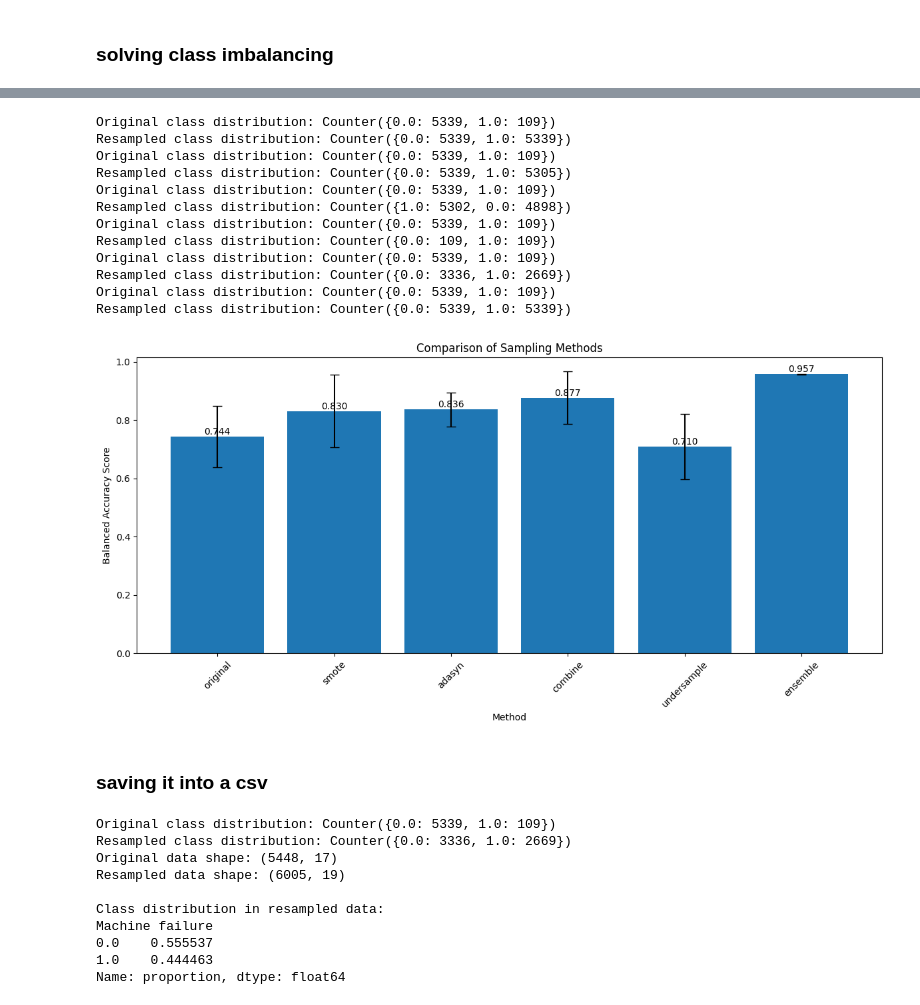
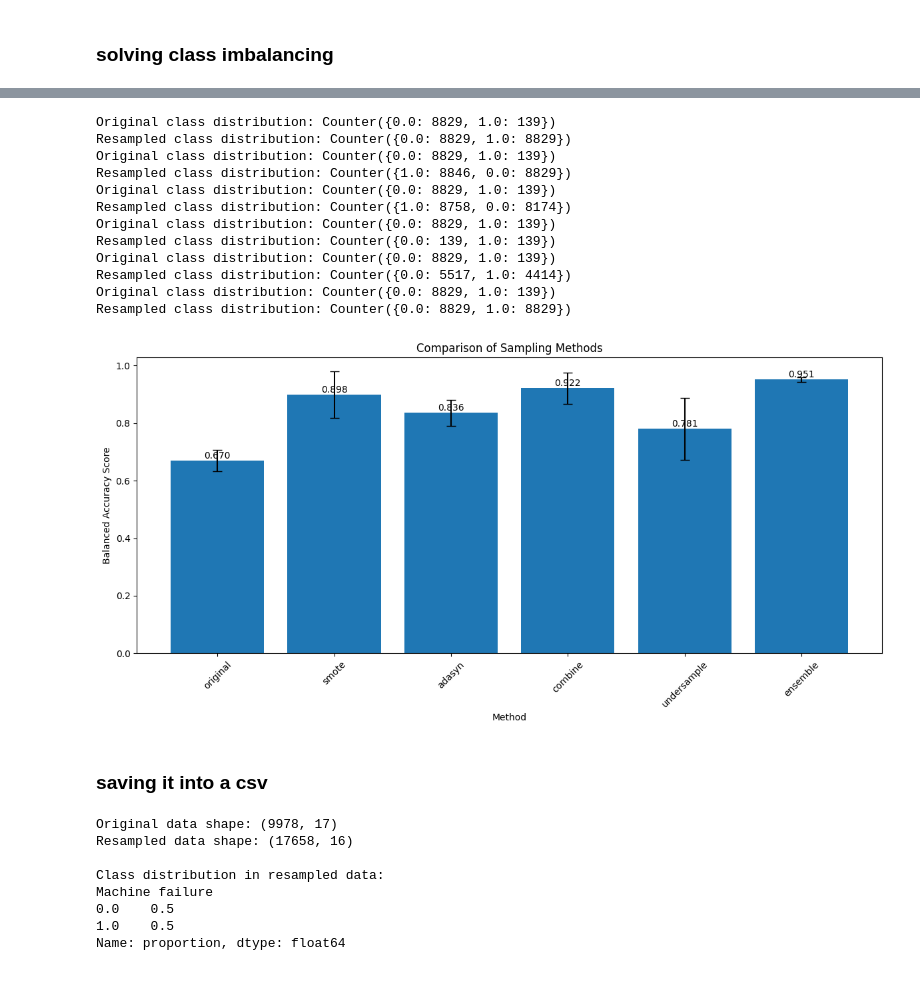
Before and after one commit to Guneshwar24/Stats_analysis, a Jupyter notebook: loading.ipynb, the cells around one changed output, grey strips where cells are left out. Drawn from its saved outputs; the diff is of its cells as text; code cells hidden in the pictures.

```diff
--- a/loading.ipynb
+++ b/loading.ipynb
@@ -548,10 +559,10 @@ Normalize the attributes using z-score
 
 $z = \frac{x - \mu} {\sigma}$, $\mu:$ Mean, $σ:$ Standard deviation
 # %%
-# from scipy.stats import zscore
+from scipy.stats import zscore
 
-# # Iterate over the columns in the dataframe
-# for col in df.columns:
-#       if col not in excluded_columns:
-#         # Normalize the values in the column
-#         df[col] = zscore(df[col])
+# Iterate over the columns in the dataframe
+for col in df.columns:
+      if col not in excluded_columns:
+        # Normalize the values in the column
+        df[col] = zscore(df[col])
@@ -1011,52 +1212,56 @@ def plot_sampling_results(results):
     bars = plt.bar(methods, scores, yerr=errors, capsize=5)
     plt.title('Comparison of Sampling Methods')
     plt.xlabel('Method')
     plt.ylabel('Balanced Accuracy Score')
     plt.xticks(rotation=45)
 
     # Add value labels
     for bar in bars:
         height = bar.get_height()
         plt.text(bar.get_x() + bar.get_width()/2., height,
                 f'{height:.3f}',
                 ha='center', va='bottom')
 
     plt.tight_layout()
     return plt.gcf()
 
-# Example usage:
 
 # First, split your data into features and target
 X = df_preprocessed.drop(['Machine failure'], axis=1)
 y = df_preprocessed['Machine failure']
+
+X.drop(['Type_0.0', 'Type_1.0', 'Type_2.0'], axis=1, inplace=True)
+# Drop rows with missing values
+X = X.dropna()
+y = y[X.index]
 
 # Evaluate different sampling methods
 results = evaluate_sampling_methods(X, y)
 
 # Plot the results
 fig = plot_sampling_results(results)
 
 # Choose the best method and apply it
 X_resampled, y_resampled = handle_imbalance(X, y, method='smote')
 # %% [output]
-Original class distribution: Counter({0.0: 5339, 1.0: 109})
-Resampled class distribution: Counter({0.0: 5339, 1.0: 5339})
-Original class distribution: Counter({0.0: 5339, 1.0: 109})
-Resampled class distribution: Counter({0.0: 5339, 1.0: 5305})
-Original class distribution: Counter({0.0: 5339, 1.0: 109})
-Resampled class distribution: Counter({1.0: 5302, 0.0: 4898})
-Original class distribution: Counter({0.0: 5339, 1.0: 109})
-Resampled class distribution: Counter({0.0: 109, 1.0: 109})
-Original class distribution: Counter({0.0: 5339, 1.0: 109})
-Resampled class distribution: Counter({0.0: 3336, 1.0: 2669})
-Original class distribution: Counter({0.0: 5339, 1.0: 109})
-Resampled class distribution: Counter({0.0: 5339, 1.0: 5339})
+Original class distribution: Counter({0.0: 8829, 1.0: 139})
+Resampled class distribution: Counter({0.0: 8829, 1.0: 8829})
+Original class distribution: Counter({0.0: 8829, 1.0: 139})
+Resampled class distribution: Counter({1.0: 8846, 0.0: 8829})
+Original class distribution: Counter({0.0: 8829, 1.0: 139})
+Resampled class distribution: Counter({1.0: 8758, 0.0: 8174})
+Original class distribution: Counter({0.0: 8829, 1.0: 139})
+Resampled class distribution: Counter({0.0: 139, 1.0: 139})
+Original class distribution: Counter({0.0: 8829, 1.0: 139})
+Resampled class distribution: Counter({0.0: 5517, 1.0: 4414})
+Original class distribution: Counter({0.0: 8829, 1.0: 139})
+Resampled class distribution: Counter({0.0: 8829, 1.0: 8829})
-[figure, old version]
+[figure, new version]
 # %% [markdown]
 ### saving it into a csv
 # %%
 # After resampling
-X_resampled, y_resampled = handle_imbalance(X, y, method='ensemble')
+# X_resampled, y_resampled = handle_imbalance(X, y, method='ensemble')
 
 # Reconstruct the full dataframe with all features and target
 # Convert to DataFrame if X_resampled is not already a DataFrame
@@ -1076,15 +1281,13 @@ print(f"Resampled data shape: {df_resampled.shape}")
 print("\nClass distribution in resampled data:")
 print(df_resampled['Machine failure'].value_counts(normalize=True))
 # %% [output]
-Original class distribution: Counter({0.0: 5339, 1.0: 109})
-Resampled class distribution: Counter({0.0: 3336, 1.0: 2669})
-Original data shape: (5448, 17)
-Resampled data shape: (6005, 19)
+Original data shape: (9978, 17)
+Resampled data shape: (17658, 16)
 
 Class distribution in resampled data:
 Machine failure
-0.0    0.555537
-1.0    0.444463
+0.0    0.5
+1.0    0.5
 Name: proportion, dtype: float64
 # %%
 import seaborn as sns
```
Also changed, not shown: parts of 16 cells of this notebook, 2 other files.
